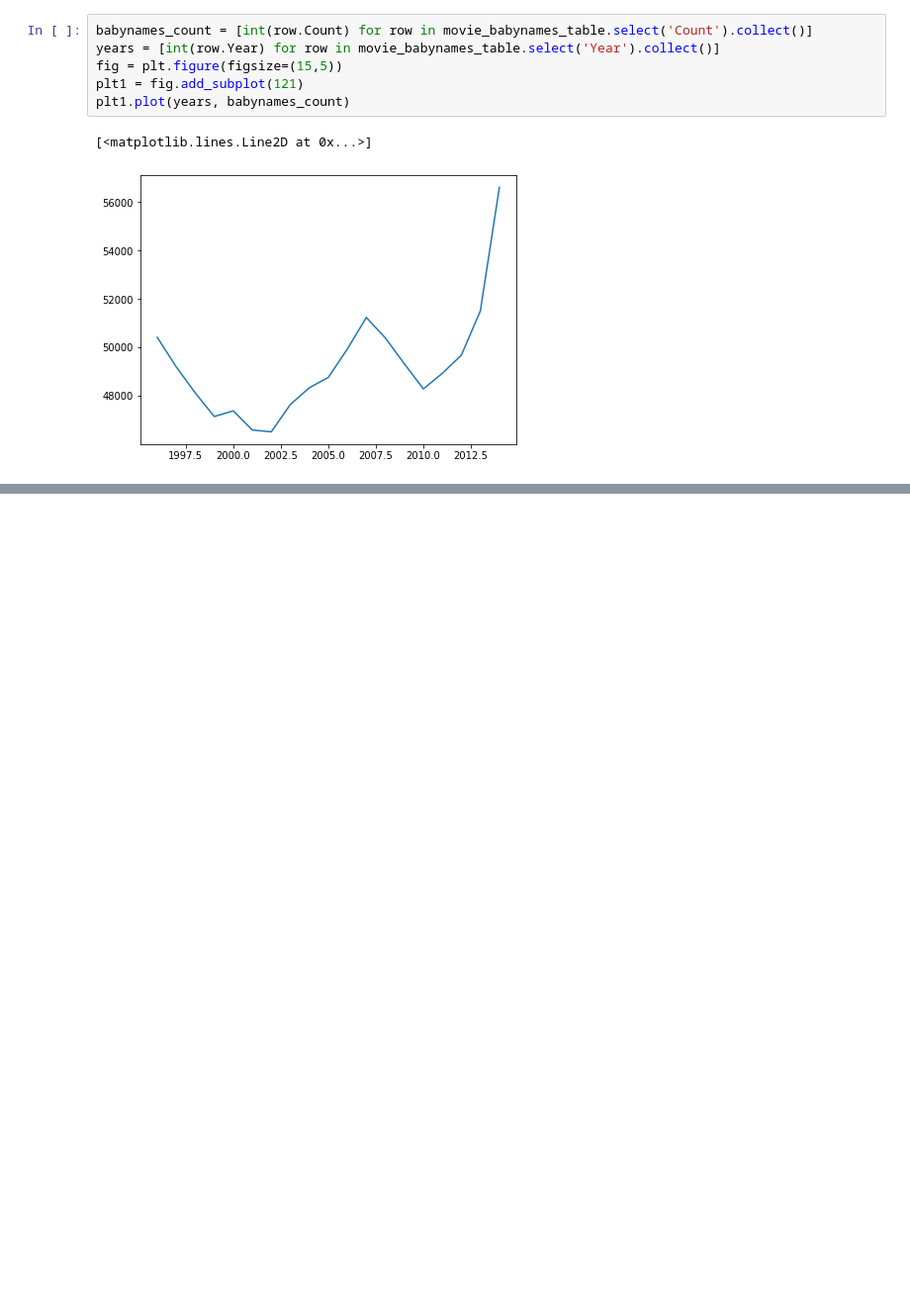
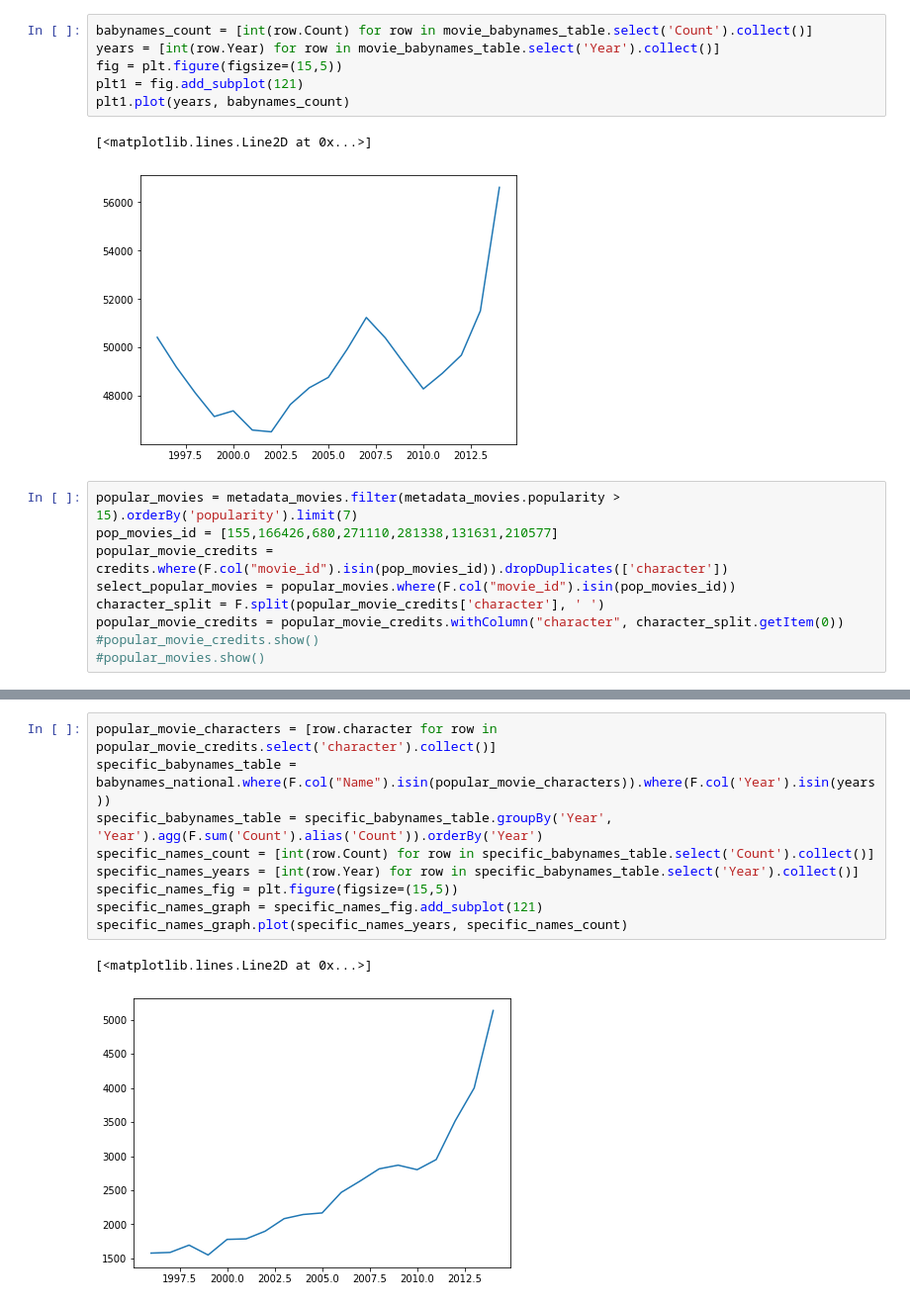
Before and after one commit to LilyThomas/DataMining, a Jupyter notebook: collectionsGraph.ipynb, the cells around one changed output, grey strips where cells are left out. Shown at 99% size. Saved outputs shown, nothing was run; the diff lists cells and outputs as text; blank space fills up the shorter version.

Commit message:
names in popular movies graph

```diff
--- a/collectionsGraph.ipynb
+++ b/collectionsGraph.ipynb
@@ -314,3 +314,12 @@ plt1.plot(years, babynames_count)
 # %% [output]
 [<matplotlib.lines.Line2D at 0x...>]
 [figure]
+# %%
+popular_movies = metadata_movies.filter(metadata_movies.popularity > 15).orderBy('popularity').limit(7)
+pop_movies_id = [155,166426,680,271110,281338,131631,210577]
+popular_movie_credits = credits.where(F.col("movie_id").isin(pop_movies_id)).dropDuplicates(['character'])
+select_popular_movies = popular_movies.where(F.col("movie_id").isin(pop_movies_id))
+character_split = F.split(popular_movie_credits['character'], ' ')
+popular_movie_credits = popular_movie_credits.withColumn("character", character_split.getItem(0))
+#popular_movie_credits.show()
+#popular_movies.show()
@@ -316,0 +344,12 @@ plt1.plot(years, babynames_count)
+# %%
+popular_movie_characters = [row.character for row in popular_movie_credits.select('character').collect()]
+specific_babynames_table = babynames_national.where(F.col("Name").isin(popular_movie_characters)).where(F.col('Year').isin(years))
+specific_babynames_table = specific_babynames_table.groupBy('Year', 'Year').agg(F.sum('Count').alias('Count')).orderBy('Year')
+specific_names_count = [int(row.Count) for row in specific_babynames_table.select('Count').collect()]
+specific_names_years = [int(row.Year) for row in specific_babynames_table.select('Year').collect()]
+specific_names_fig = plt.figure(figsize=(15,5))
+specific_names_graph = specific_names_fig.add_subplot(121)
+specific_names_graph.plot(specific_names_years, specific_names_count)
+# %% [output]
+[<matplotlib.lines.Line2D at 0x...>]
+[figure, added]
```
Also changed, not shown: parts of 2 cells of this notebook.
